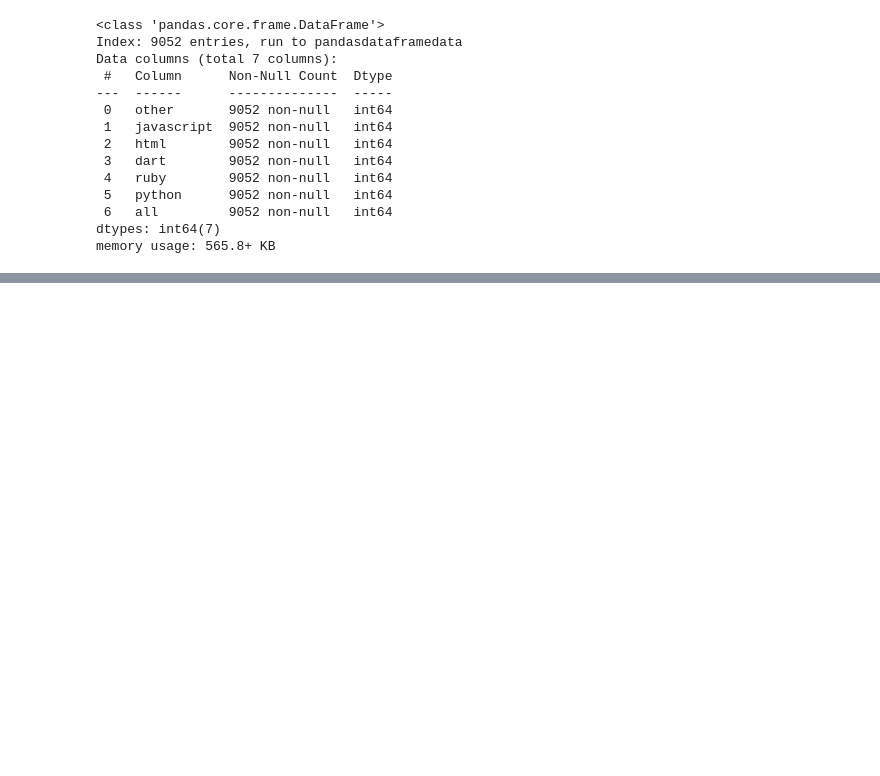
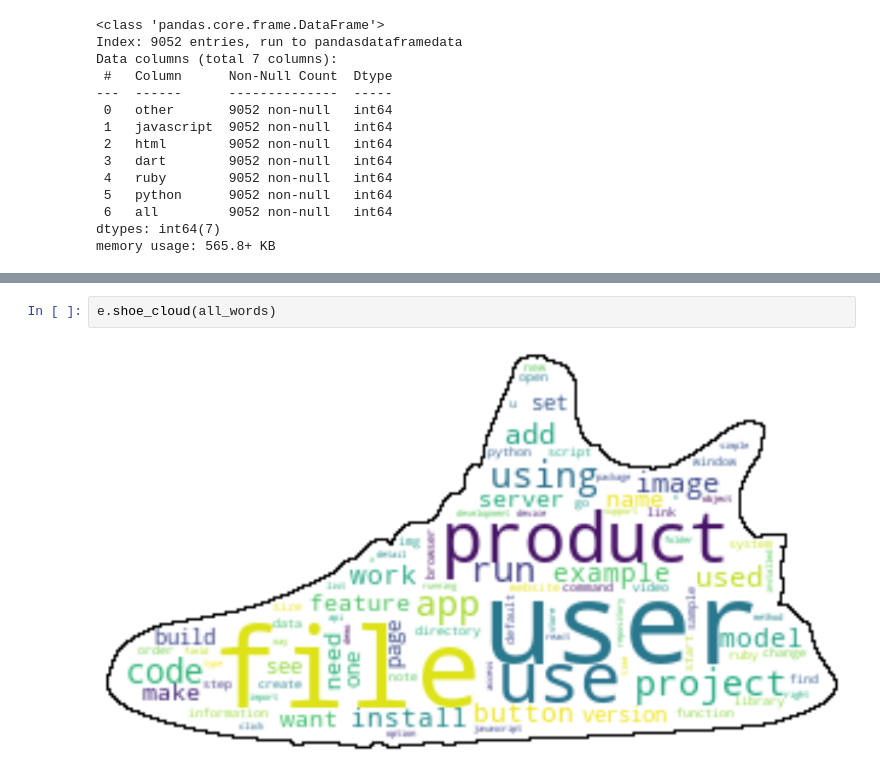
Before and after one commit to nlp-group-project/github-readme-languages, a Jupyter notebook: Smitty.ipynb, the cells around one changed output, grey strips where cells are left out. Cells and saved outputs as stored; diff of their text form; blank space fills up the shorter version.

```diff
--- a/Smitty.ipynb
+++ b/Smitty.ipynb
@@ -289,0 +212,4 @@ array([[0, 0, 0, ..., 0, 0, 0],
+# %%
+e.shoe_cloud(all_words)
+# %% [output]
+[figure, added]
```
Also changed, not shown: parts of 41 cells of this notebook.
